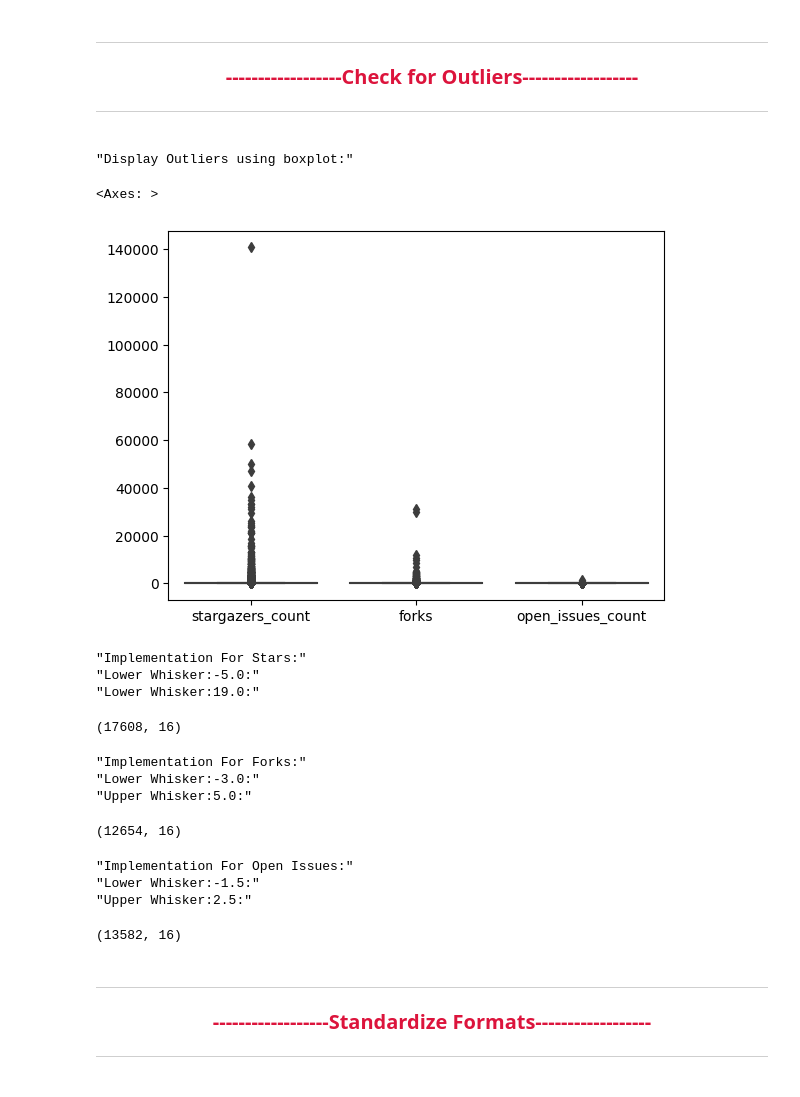
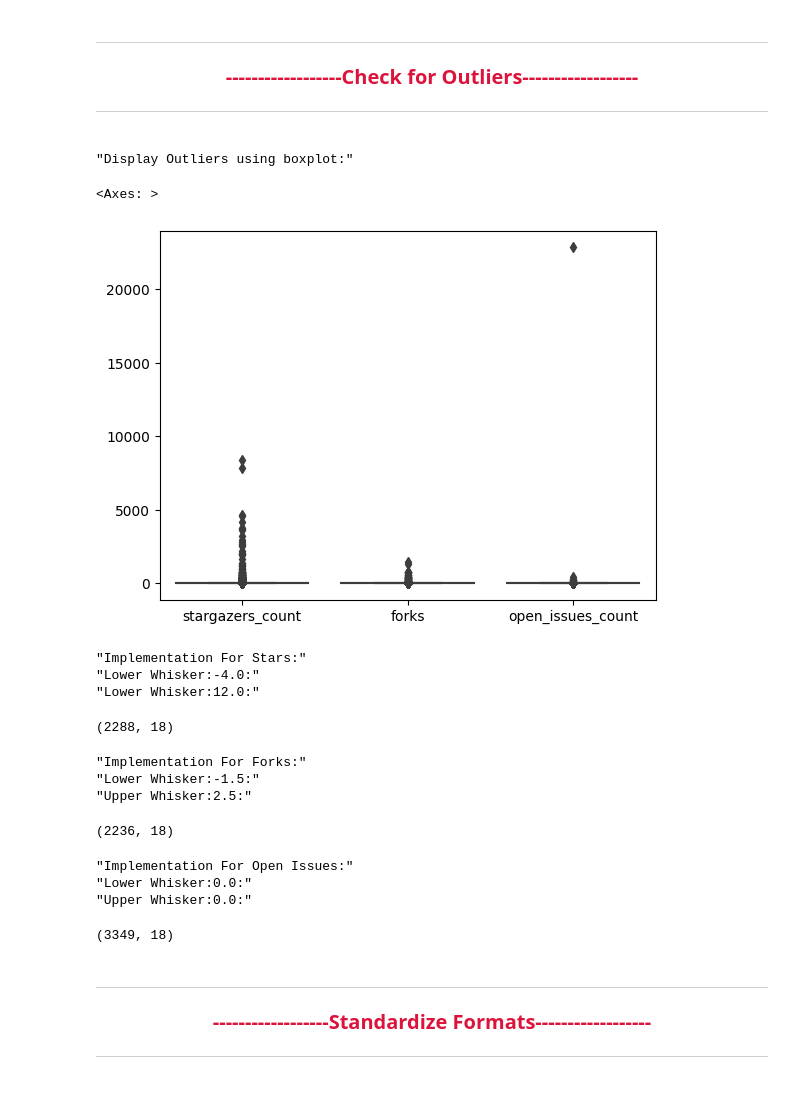
Before and after one commit to yassinessadi/data-engineer-youcode, a Jupyter notebook: Brief_github_cleaning/cleaning_github.ipynb, the cells around one changed output. Drawn from its saved outputs; the diff is of its cells as text; code cells hidden in the pictures.

```diff
--- a/Brief_github_cleaning/cleaning_github.ipynb
+++ b/Brief_github_cleaning/cleaning_github.ipynb
@@ -19,3 +14,8 @@ df = pd.read_csv('C:\\csv-data-collect\\github-2023_2.csv',index_col=0)
+# %%
+df = pd.read_csv('C:\\csv-data-collect\\github-2023_2.csv',index_col=0)
+df_contributors = pd.read_csv('C:\\csv-data-collect\\github-2023_06_31_contributors.csv')
+df_contributors_top_20 = pd.read_csv('C:\\csv-data-collect\\github-2023_06_31_contributors_top_20_stars.csv')
+df_repos = pd.read_csv('C:\\csv-data-collect\\github-2023_06_31.csv',index_col=0)
 # %% [markdown]
 # <hr />
 # <p style='color:crimson;text-align:center;font-size:20px'>Scheme to describe a process</p>
@@ -64,15 +64,15 @@ print(f'\x1b[31m\"Language with value of Null:{Null_language}:\"\x1b[0m')
 # <hr style='color:blue'/>
 # %%
 print(f'\x1b[31m\"Display Outliers using boxplot:\"\x1b[0m')
-sb.boxplot(df[['stargazers_count','forks','open_issues_count']])
+sb.boxplot(df_repos[['stargazers_count','forks','open_issues_count']])
 # %% [output]
 "Display Outliers using boxplot:"
 <Axes: >
-[figure, old version]
+[figure, new version]
 # %%
 print(f'\x1b[31m\"Implementation For Stars:\"\x1b[0m')
-Q1 = df['stargazers_count'].quantile(0.25)
-Q3 = df['stargazers_count'].quantile(0.75)
+Q1 = df_repos['stargazers_count'].quantile(0.25)
+Q3 = df_repos['stargazers_count'].quantile(0.75)
 IQR = Q3 - Q1
 
 
@@ -82,16 +82,16 @@ Upper_Whisker = Q3 + (1.5 * IQR)
 print(f'\x1b[31m\"Lower Whisker:{Lower_Whisker}:\"\x1b[0m')
 print(f'\x1b[31m\"Lower Whisker:{Upper_Whisker}:\"\x1b[0m')
 
-df.loc[(df['stargazers_count'] < Lower_Whisker)|(df['stargazers_count'] > Upper_Whisker)].shape
+df_repos.loc[(df_repos['stargazers_count'] < Lower_Whisker)|(df_repos['stargazers_count'] > Upper_Whisker)].shape
 # %% [output]
 "Implementation For Stars:"
-"Lower Whisker:-5.0:"
-"Lower Whisker:19.0:"
+"Lower Whisker:-4.0:"
+"Lower Whisker:12.0:"
-(17608, 16)
+(2288, 18)
 # %%
 print(f'\x1b[31m\"Implementation For Forks:\"\x1b[0m')
-Q1 = df['forks'].quantile(0.25)
-Q3 = df['forks'].quantile(0.75)
+Q1 = df_repos['forks'].quantile(0.25)
+Q3 = df_repos['forks'].quantile(0.75)
 IQR = Q3 - Q1
 
 
@@ -101,16 +101,16 @@ Upper_Whisker = Q3 + (1.5 * IQR)
 print(f'\x1b[31m\"Lower Whisker:{Lower_Whisker}:\"\x1b[0m')
 print(f'\x1b[31m\"Upper Whisker:{Upper_Whisker}:\"\x1b[0m')
 
-df.loc[(df['forks'] < Lower_Whisker)|(df['forks'] > Upper_Whisker)].shape
+df_repos.loc[(df_repos['forks'] < Lower_Whisker)|(df_repos['forks'] > Upper_Whisker)].shape
 # %% [output]
 "Implementation For Forks:"
-"Lower Whisker:-3.0:"
-"Upper Whisker:5.0:"
+"Lower Whisker:-1.5:"
+"Upper Whisker:2.5:"
-(12654, 16)
+(2236, 18)
 # %%
 print(f'\x1b[31m\"Implementation For Open Issues:\"\x1b[0m')
-Q1 = df['open_issues_count'].quantile(0.25)
-Q3 = df['open_issues_count'].quantile(0.75)
+Q1 = df_repos['open_issues_count'].quantile(0.25)
+Q3 = df_repos['open_issues_count'].quantile(0.75)
 IQR = Q3 - Q1
 
 
@@ -120,12 +120,12 @@ Upper_Whisker = Q3 + (1.5 * IQR)
 print(f'\x1b[31m\"Lower Whisker:{Lower_Whisker}:\"\x1b[0m')
 print(f'\x1b[31m\"Upper Whisker:{Upper_Whisker}:\"\x1b[0m')
 
-df.loc[(df['open_issues_count'] < Lower_Whisker)|(df['open_issues_count'] > Upper_Whisker)].shape
+df_repos.loc[(df_repos['open_issues_count'] < Lower_Whisker)|(df_repos['open_issues_count'] > Upper_Whisker)].shape
 # %% [output]
 "Implementation For Open Issues:"
-"Lower Whisker:-1.5:"
-"Upper Whisker:2.5:"
+"Lower Whisker:0.0:"
+"Upper Whisker:0.0:"
-(13582, 16)
+(3349, 18)
 # %% [markdown]
 # <hr style='color:blue'/>
 # <h4 style='color:crimson;font-size:20px;text-align:center'>------------------Standardize Formats------------------</h4>
```
Also changed, not shown: parts of 16 cells of this notebook, 4 other files.
